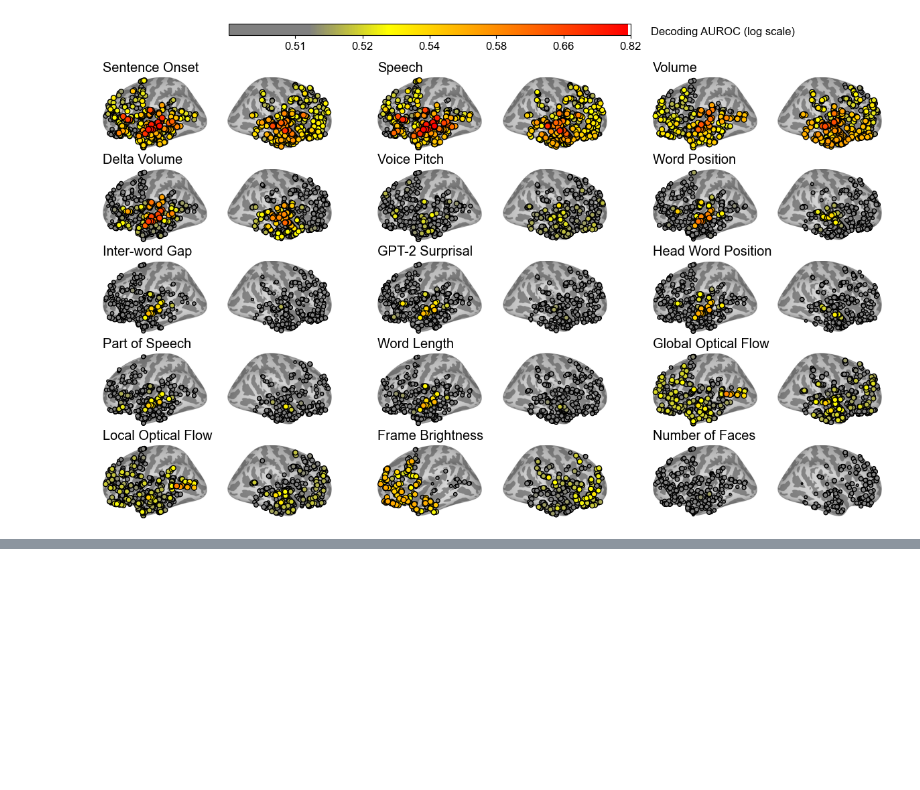
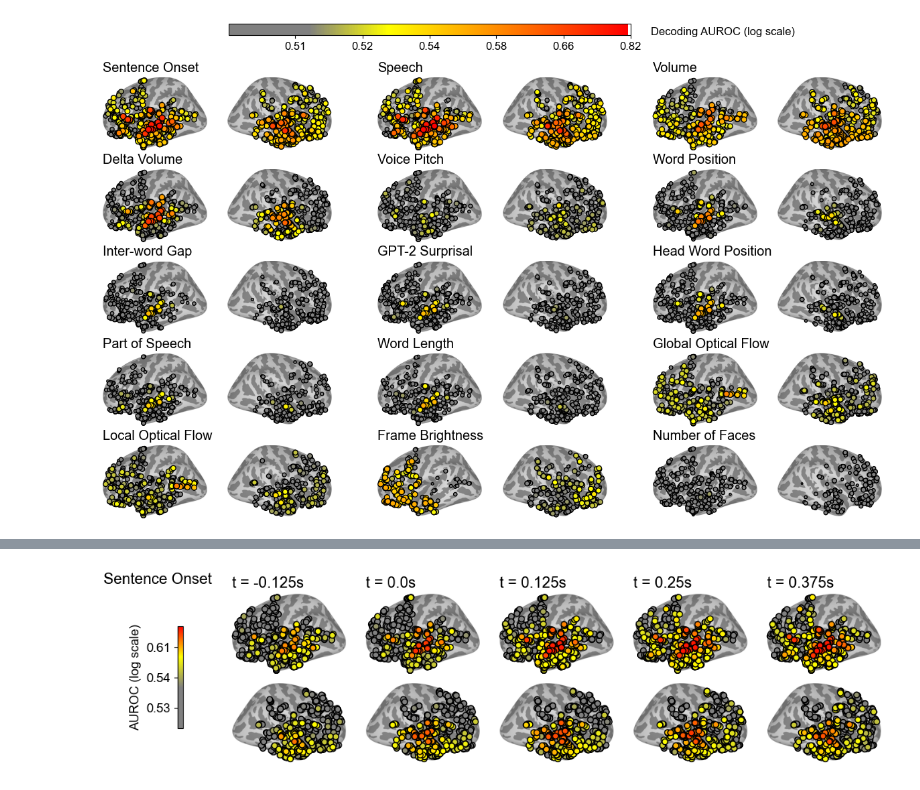
Before and after one commit to insight-neuro/neuroprobe, a Jupyter notebook: analyses/time_space_decoding_analysis/time_space_decoding_analysis.ipynb, the cells around one changed output, grey strips where cells are left out. Drawn from its saved outputs; the diff is of its cells as text; code cells hidden in the pictures; blank space fills up the shorter version.

Commit message:
add analyses

```diff
--- a/analyses/time_space_decoding_analysis/time_space_decoding_analysis.ipynb
+++ b/analyses/time_space_decoding_analysis/time_space_decoding_analysis.ipynb
@@ -292,0 +302,56 @@ Text(1.0, 1.0, 'GPT-2 Surprisal')
+# %%
+task = "onset"
+
+
+grey_to_red = LinearSegmentedColormap.from_list('grey_to_red', [(0.0, 'grey'), (0.4, 'grey'), (0.7, 'yellow'), (1.0, 'red')])
+grey_to_viridis = LinearSegmentedColormap.from_list('grey_to_viridis', [(0.0, 'grey'), (0.1, 'grey'), (1.0, '#fde725')])
+
+lower = 0.53
+epsilon = 1e-4
+scale = lambda x: (np.log(max((x - lower), epsilon)))
+inverse_scale = lambda x: np.exp(x) + lower
+
+times = list(np.arange(-0.5, 1.25, 0.125))
+fig = plt.figure(figsize=(12, 3))
+selected_times = times[2:-6:1]
+num_cols = len(selected_times)
+num_rows = 1
+
+outer = gridspec.GridSpec(num_rows, num_cols, wspace=0.2, hspace=0.0, width_ratios = [0.3] + [1]*(num_cols-1))
+
+# Loop through each subplot and add a simple plot or title
+for i in range(num_rows):
+    for j in range(1, num_cols):
+        # Index in outer grid
+        outer_idx = i * num_cols + j
+
+        # Define inner 2x1 grid within this cell
+        inner = gridspec.GridSpecFromSubplotSpec(
+            2, 1, subplot_spec=outer[outer_idx], hspace=0.05
+        )
+
+        for k in range(2):
+            ax = fig.add_subplot(inner[k])
+#             print(i*4+j)
+            time = selected_times[j]
+            task_df = results_df[results_df.time_bin==time].groupby(['task','ID']).max(['avg_test']).loc[task].copy()
+
+            merged_df = pd.merge(scaled_coords_df, task_df, on="ID", how="left")
+            hem = ["left","right"][k]
+            sc = plot_electrodes(merged_df, hemisphere=hem, ax=ax, title=task, vmax=scale(1.0), min_size=30, max_size=30)
+
+            if k == 0:
+                ax.set_title(f"t = {time}s", loc='left')
+
+ax = fig.add_subplot(outer[0])
+cbar = fig.colorbar(sc, ax=ax, orientation='vertical', location='left')
+cbar.ax.tick_params()
+cbar.ax.yaxis.set_major_formatter(FuncFormatter(lambda val, pos: f"{inverse_scale(val):.02}"))
+cbar.set_label("AUROC (log scale)")
+ax.set_axis_off()
+plt.tight_layout()
+plt.title(task_name_mapping[task], loc="right")
+plt.savefig(f'analyses/time_space_decoding_analysis/time_decoding_analysis_{task}.pdf', bbox_inches='tight')
+plt.show()
+# %% [output]
+[figure, added]
```
Also changed, not shown: parts of 7 cells of this notebook, 6 other files.
